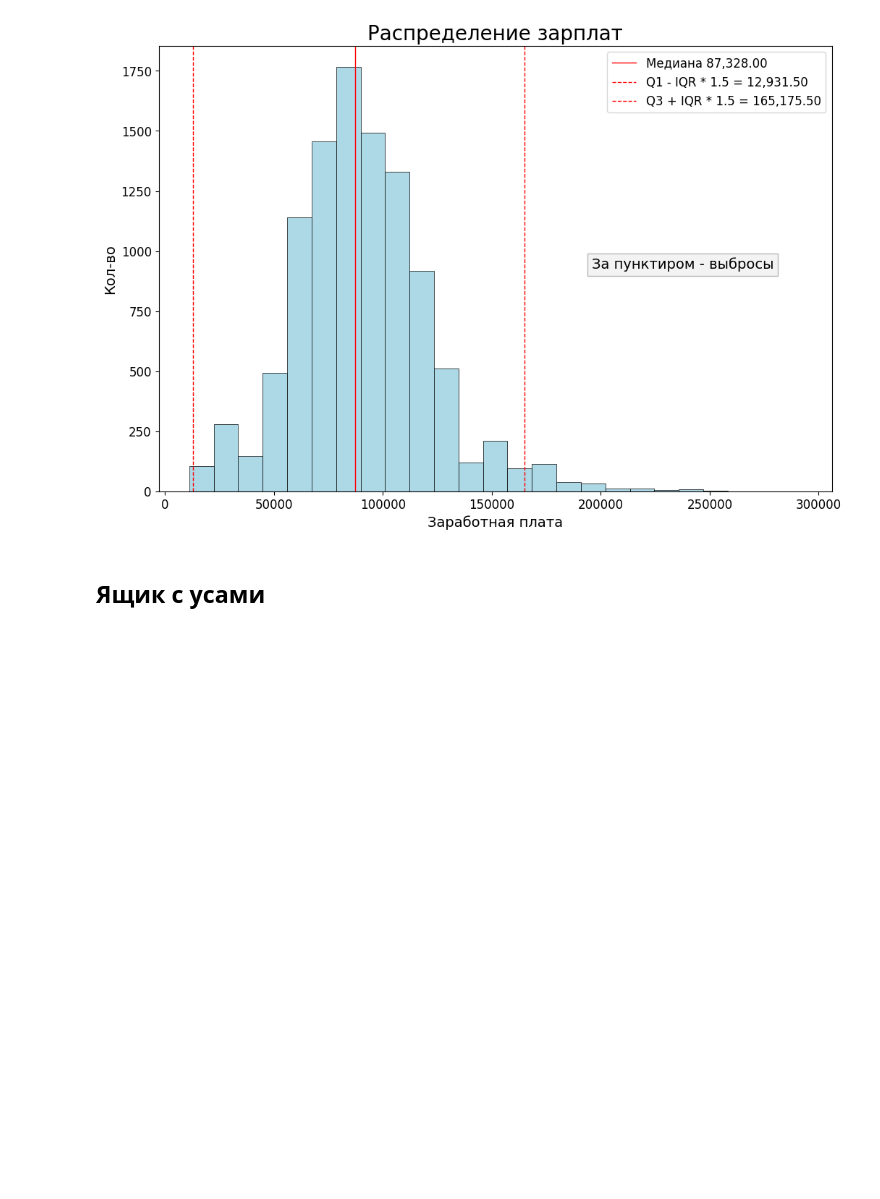
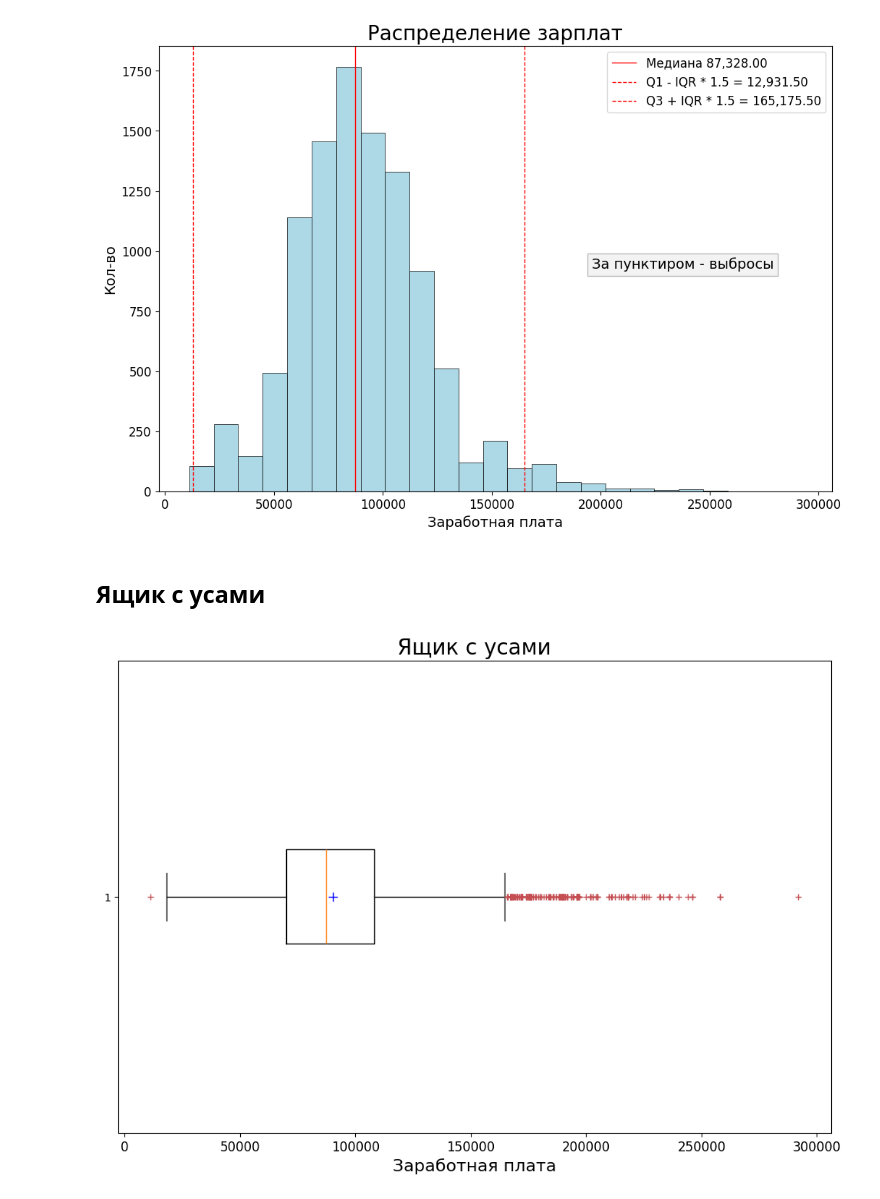
Before and after one commit to Korablinr54/Statistics, a Jupyter notebook: Основы статистики.ipynb, the cells around one changed output. Drawn from its saved outputs; the diff is of its cells as text; code cells hidden in the pictures; blank space fills up the shorter version.

Commit message:
Ящик с усами - 4, визуализация

```diff
--- a/Основы статистики.ipynb
+++ b/Основы статистики.ipynb
@@ -601,3 +601,26 @@ plt.show()
 [figure]
 # %% [markdown]
 ## Ящик с усами
+# %%
+# используя данные о зарплате построим визуализацию Ящик с усами
+
+plt.figure(figsize = (12, 8))
+
+plt.boxplot(x = emp['base_salary'], # данные для построения графика
+            sym='r+', # символы и цвет для отображения выбросов
+            vert = False, # строим график горизонтально
+            whis = 1.5, # длина усов
+            widths=0.2, # высота ящика
+            showmeans=True, # метка отображения среднего
+            meanprops={'marker': '+', # настройка маркера среднего значения
+                       'markerfacecolor': 'blue',
+                       'markeredgecolor': 'blue',
+                       'markersize': 8})
+
+plt.title('Ящик с усами', fontsize = 20)
+plt.xlabel('Заработная плата', fontsize = 16)
+plt.xticks(fontsize = 12)
+
+plt.show()
+# %% [output]
+[figure, added]
```
Also changed, not shown: parts of 7 cells of this notebook.
